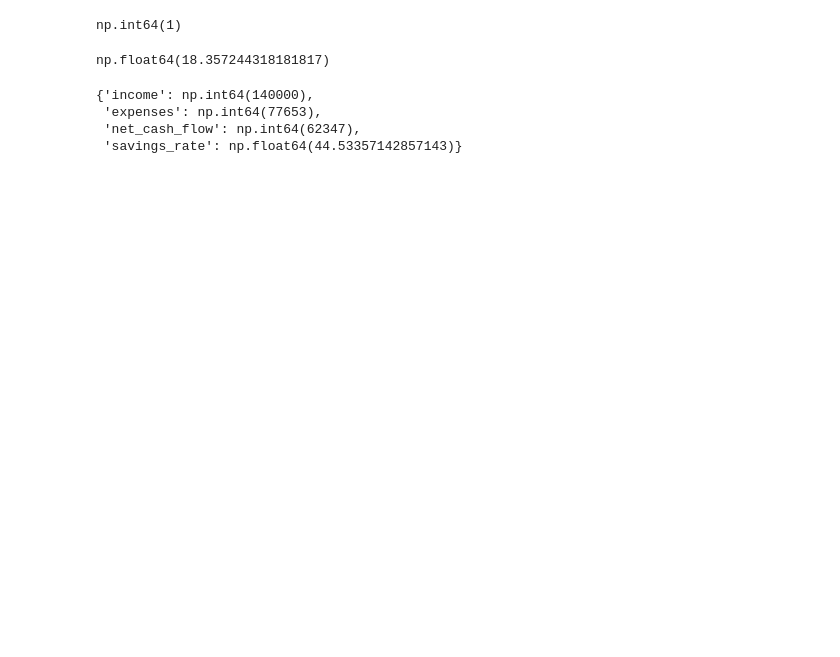
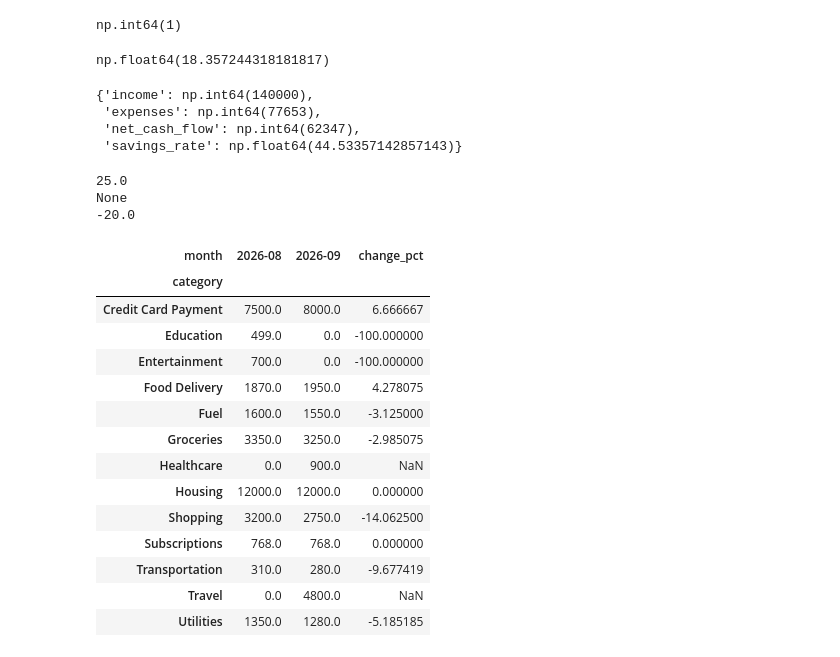
Before and after one commit to Hari14-gif/moneymap, a Jupyter notebook: src/playground.ipynb, the cells around one changed output. Cells and saved outputs as stored; diff of their text form; code cells hidden in the pictures; blank space fills up the shorter version.

Commit message:
Add month-over-month category changes

```diff
--- a/src/playground.ipynb
+++ b/src/playground.ipynb
@@ -192,30 +192,83 @@ fig = px.bar(
     by_cat.reset_index(),
     x="amount",
     y="category",
     orientation="h",
     title="Spending by category",
 )
 fig.update_layout(yaxis={"categoryorder": "total ascending"})
 fig.show()
 
 clean["month"] = clean["date"].dt.to_period("M").astype(str)
 clean[["date", "month"]].head()
 
 rows = []
 for month, group in clean.groupby("month"):
     result = calculate_summary(group)
     rows.append({"month": month, "income": result["income"], "expenses": result["expenses"]})
 
 monthly = pd.DataFrame(rows)
 monthly
 
 import plotly.express as px
 
 fig = px.bar(
     monthly,
     x="month",
     y=["income", "expenses"],
     barmode="group",
     title="Monthly income vs expenses",
 )
 fig.show()
+
+def pct_change(old, new):
+    if old == 0:
+        return None
+    return (new - old) / old * 100
+
+print(pct_change(1000, 1250))
+print(pct_change(0, 500))
+print(pct_change(1000, 800))
+
+clean["month"] = clean["date"].dt.to_period("M").astype(str)
+
+spend = clean[(clean["amount"] < 0) & (clean["category"] != "Internal Transfer")]
+
+table = spend.pivot_table(
+    index="category",
+    columns="month",
+    values="amount",
+    aggfunc="sum",
+).abs().fillna(0)
+
+table
+
+changes = {}
+for category in table.index:
+    old = table.loc[category, "2026-08"]
+    new = table.loc[category, "2026-09"]
+    changes[category] = pct_change(old, new)
+
+pd.Series(changes)
+
+from src.analytics import category_changes
+
+category_changes(clean, "2026-08", "2026-09")
+# %% [output]
+25.0
+None
+-20.0
+| month | 2026-08 | 2026-09 | change_pct |
+| category |  |  |  |
+| Credit Card Payment | 7500.0 | 8000.0 | 6.666667 |
+| Education | 499.0 | 0.0 | -100.000000 |
+| Entertainment | 700.0 | 0.0 | -100.000000 |
+| Food Delivery | 1870.0 | 1950.0 | 4.278075 |
+| Fuel | 1600.0 | 1550.0 | -3.125000 |
+| Groceries | 3350.0 | 3250.0 | -2.985075 |
+| Healthcare | 0.0 | 900.0 | NaN |
+| Housing | 12000.0 | 12000.0 | 0.000000 |
+| Shopping | 3200.0 | 2750.0 | -14.062500 |
+| Subscriptions | 768.0 | 768.0 | 0.000000 |
+| Transportation | 310.0 | 280.0 | -9.677419 |
+| Travel | 0.0 | 4800.0 | NaN |
+| Utilities | 1350.0 | 1280.0 | -5.185185 |
```
Also changed, not shown: 1 other file.
